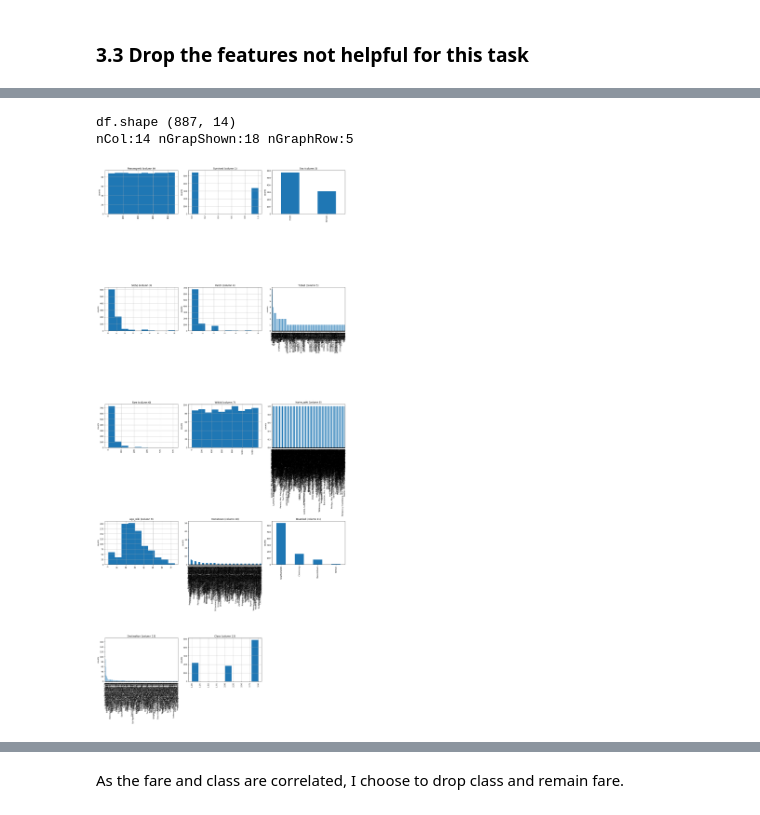
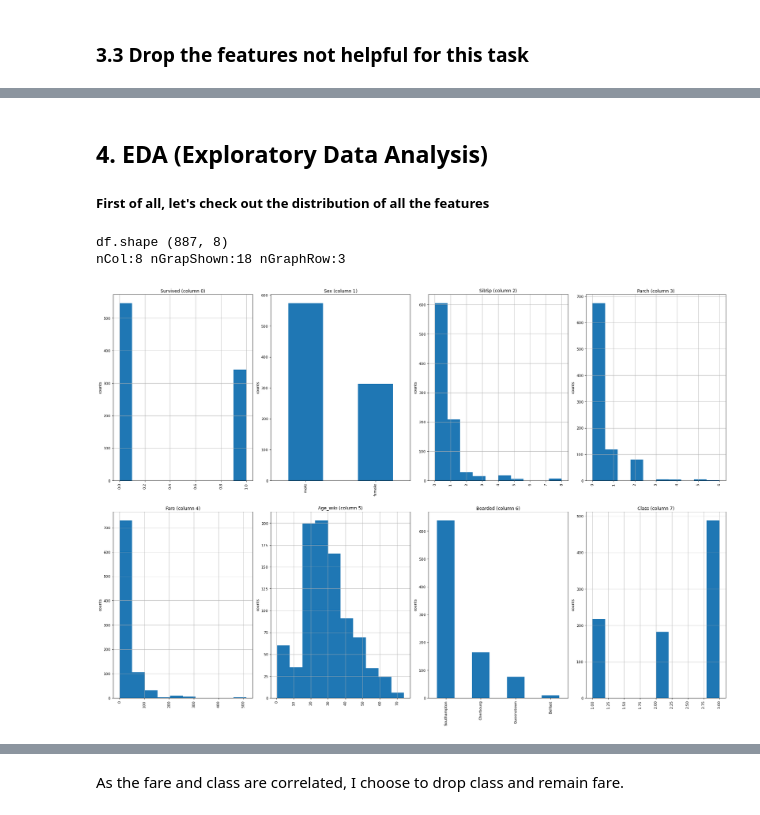
Before and after one commit to RockDeng110/titanic-predictions, a Jupyter notebook: titanic-prediction.ipynb, the cells around one changed output, grey strips where cells are left out. Drawn from its saved outputs; the diff is of its cells as text; code cells hidden in the pictures.

```diff
--- a/titanic-prediction.ipynb
+++ b/titanic-prediction.ipynb
@@ -243,0 +256,6 @@ The numerical features are : ['PassengerId', 'Survived', 'SibSp', 'Parch', 'Fare
+# %%
+unhelpful_features = ['PassengerId', 'Ticket', 'WikiId', 'Name_wiki', 'Hometown', 'Destination']
+
+df = df.drop(unhelpful_features, axis=1)
+df.info()
+df.head()
@@ -244,29 +284,32 @@ The numerical features are : ['PassengerId', 'Survived', 'SibSp', 'Parch', 'Fare
+# %% [markdown]
+## 4. EDA (Exploratory Data Analysis)
+##### First of all, let's check out the distribution of all the features
 # %%
 def plotPerColumnDistribution(df, nGraphShown, nGraphPerRow):
     nunique = df.nunique()
     #df = df[[col for col in df if nunique[col] > 1 and nunique[col] < 50]] # For displaying purposes, pick columns that have between 1 and 50 unique values
     nRow, nCol = df.shape
     print("df.shape", df.shape)
     columnNames = list(df)
     nGraphRow = round((nCol + nGraphPerRow - 1) / nGraphPerRow)
     print("nCol:{} nGrapShown:{} nGraphRow:{}".format(nCol, nGraphShown, nGraphRow))
     plt.figure(num = None, figsize = (6 * nGraphPerRow, 8 * nGraphRow), dpi = 80, facecolor = 'w', edgecolor = 'k')
     for i in range(min(nCol, nGraphShown)):
         plt.subplot(nGraphRow, nGraphPerRow, i + 1)
         columnDf = df.iloc[:, i]
         if (not np.issubdtype(type(columnDf.iloc[0]), np.number)):
             valueCounts = columnDf.value_counts()
             valueCounts.plot.bar()
         else:
             columnDf.hist()
         plt.ylabel('counts')
         plt.xticks(rotation = 90)
         plt.title(f'{columnNames[i]} (column {i})')
     plt.tight_layout(pad = 1.0, w_pad = 1.0, h_pad = 1.0)
     plt.show()
 
-plotPerColumnDistribution(df, 18, 3)
+plotPerColumnDistribution(df, 18, 4)
 # %% [output]
-df.shape (887, 14)
-nCol:14 nGrapShown:18 nGraphRow:5
+df.shape (887, 8)
+nCol:8 nGrapShown:18 nGraphRow:3
-[figure, old version]
+[figure, new version]
```
Also changed, not shown: parts of 87 cells of this notebook, 2 other files.
